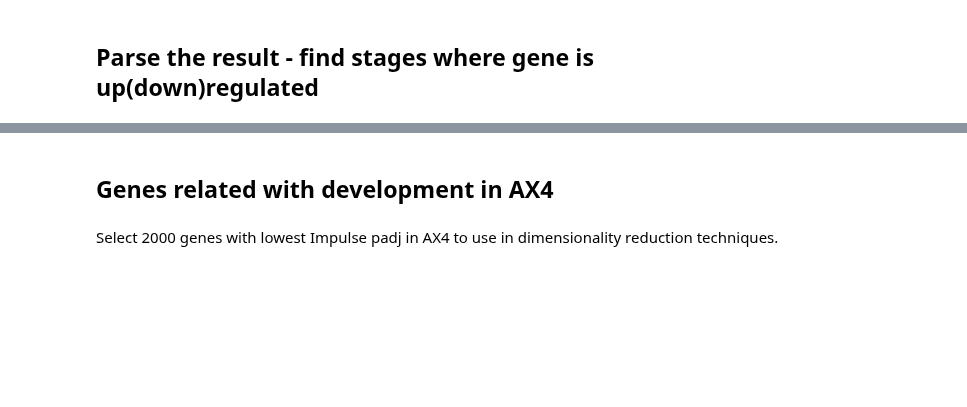
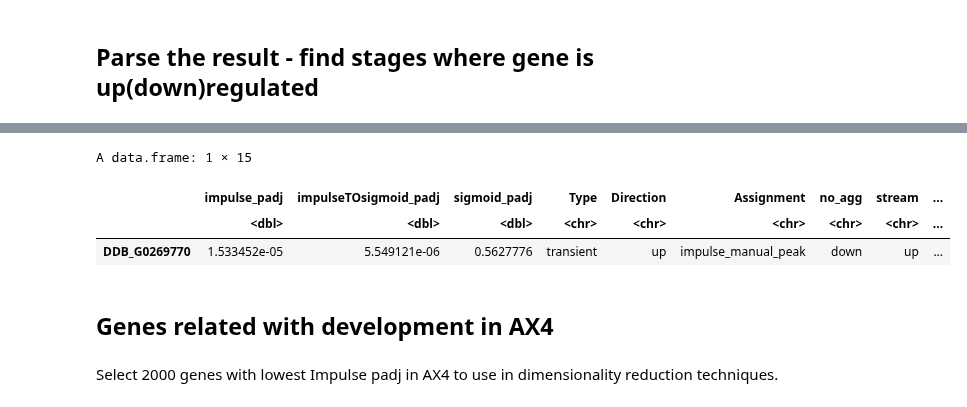
Before and after one commit to biolab/baylor-dicty, a Jupyter notebook: stages_DE/impulse_stages.R.ipynb, the cells around one changed output, grey strips where cells are left out. Drawn from its saved outputs; the diff is of its cells as text; code cells hidden in the pictures; blank space fills up the shorter version.

```diff
--- a/stages_DE/impulse_stages.R.ipynb
+++ b/stages_DE/impulse_stages.R.ipynb
@@ -10,5 +10,6 @@ conditions<-read.table('/home/khrovatin/timeTrajectoriesNet/data/RPKUM/condition
 #R imported colnames of genes with changes but gene IDs remained ok
 rownames(conditions)<-make.names(rownames(conditions))
 # %%
-PHENOTYPES_ORDERED=c('no_agg', 'stream', 'lag', 'tag', 'tip', 'slug', 'mhat', 'cul', 'FB', 'yem')
+#PHENOTYPES_ORDERED=c('no_agg', 'stream', 'lag', 'tag', 'tip', 'slug', 'mhat', 'cul', 'FB', 'yem')
+PHENOTYPES_ORDERED=c('no_agg', 'stream', 'lag', 'tag', 'tip', 'slug', 'mhat', 'cul', 'FB')
 PHENOTYPES_X=data.frame(Phenotype=PHENOTYPES_ORDERED,X=c(1:length(PHENOTYPES_ORDERED)))
@@ -15,5 +18,7 @@ PHENOTYPES_X=data.frame(Phenotype=PHENOTYPES_ORDERED,X=c(1:length(PHENOTYPES_ORD
 # %%
-conditions_annotated=conditions[rowSums(conditions[, PHENOTYPES_ORDERED])>0, ]
+#conditions_annotated=conditions[rowSums(conditions[, PHENOTYPES_ORDERED])>0, ]
+# Use only WT data
+conditions_annotated=conditions[rowSums(conditions[, PHENOTYPES_ORDERED])>0 & conditions$Group=='WT', ]
 X=data.frame(row.names=rownames(genes))
 Y=data.frame()
 for (row_idx in 1:dim(conditions_annotated)[1]){
@@ -24,6 +29,7 @@ for (row_idx in 1:dim(conditions_annotated)[1]){
     if (y[phenotype]==1){
       sample_name=paste(rownames(y),repeated_sample,sep='_')
       X[,sample_name]=x
+        #Replicate/strain should not be  used as batch in ImpulseDE2 when using all strains
       Y[sample_name,c('Sample','Condition','Batch','Time')]=c(sample_name,'case',y['Replicate'],PHENOTYPES_X[PHENOTYPES_X['Phenotype']==phenotype,'X'])
       repeated_sample=repeated_sample+1
     }
@@ -523,3 +758,10 @@ write.table(parsed,paste(pathSave,'strain/',strain,'_DEacrossStages_summary.tsv'
+# %%
+parsed['DDB_G0269770',]
+# %% [output]
+A data.frame: 1 × 15
+|  | impulse_padj | impulseTOsigmoid_padj | sigmoid_padj | Type | Direction | Assignment | no_agg | stream | ... |
+|  | <dbl> | <dbl> | <dbl> | <chr> | <chr> | <chr> | <chr> | <chr> | ... |
+| DDB_G0269770 | 1.533452e-05 | 5.549121e-06 | 0.5627776 | transient | up | impulse_manual_peak | down | up | ... |
 # %% [markdown]
 ## Genes related with development in AX4
 # %%
```
Also changed, not shown: parts of 16 cells of this notebook, 2 other files.
